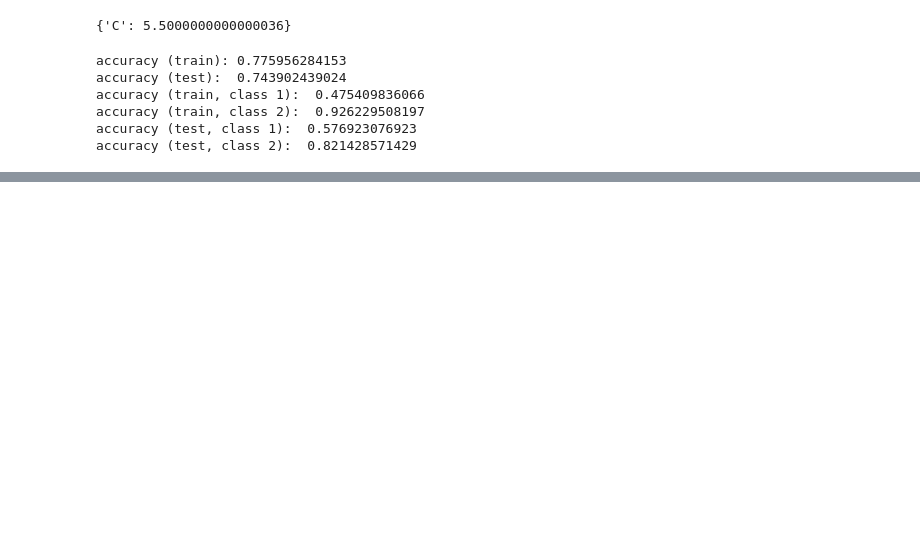
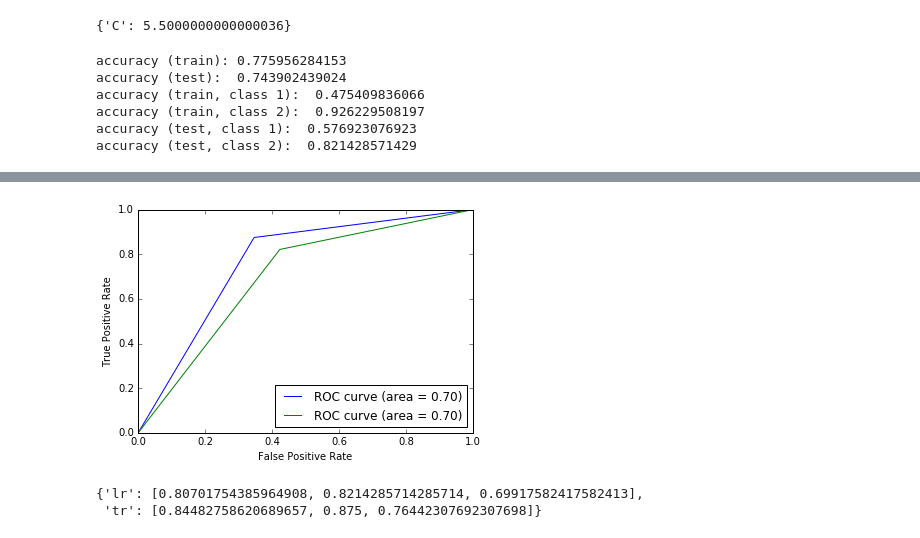
Before and after one commit to EremeykinS/final, a Jupyter notebook: final test.ipynb, the cells around one changed output, grey strips where cells are left out. Saved outputs shown, nothing was run; the diff lists cells and outputs as text; code cells hidden in the pictures; blank space fills up the shorter version.

```diff
--- a/final test.ipynb
+++ b/final test.ipynb
@@ -172,0 +185,28 @@ len(X_test)
+# %%
+from sklearn.metrics import roc_curve, auc, precision_score, recall_score
+
+clfs = [('tr', tr), ('lr', lr)]
+plts = {}
+metr = {}
+
+for clf in clfs:
+    clf_name, clf = clf
+    fpr, tpr, _ = roc_curve(y_test, clf.predict(X_test), pos_label=2)
+    plts[clf_name] = (fpr, tpr)
+    metr[clf_name] = ([precision_score(y_test, clf.predict(X_test), pos_label=2), recall_score(y_test, clf.predict(X_test), pos_label=2), auc(fpr, tpr)])
+
+
+
+# Plot of a ROC curve for a specific class
+plt.figure()
+plt.plot(*plts['tr'], *plts['lr'], label='ROC curve (area = %0.2f)' % roc_auc)
+plt.xlabel('False Positive Rate')
+plt.ylabel('True Positive Rate')
+plt.legend(loc="lower right")
+plt.show()
+
+metr
+# %% [output]
+[figure, added]
+{'lr': [0.80701754385964908, 0.8214285714285714, 0.69917582417582413],
+ 'tr': [0.84482758620689657, 0.875, 0.76442307692307698]}
```
Also changed, not shown: parts of 10 cells of this notebook, 1 other file.
